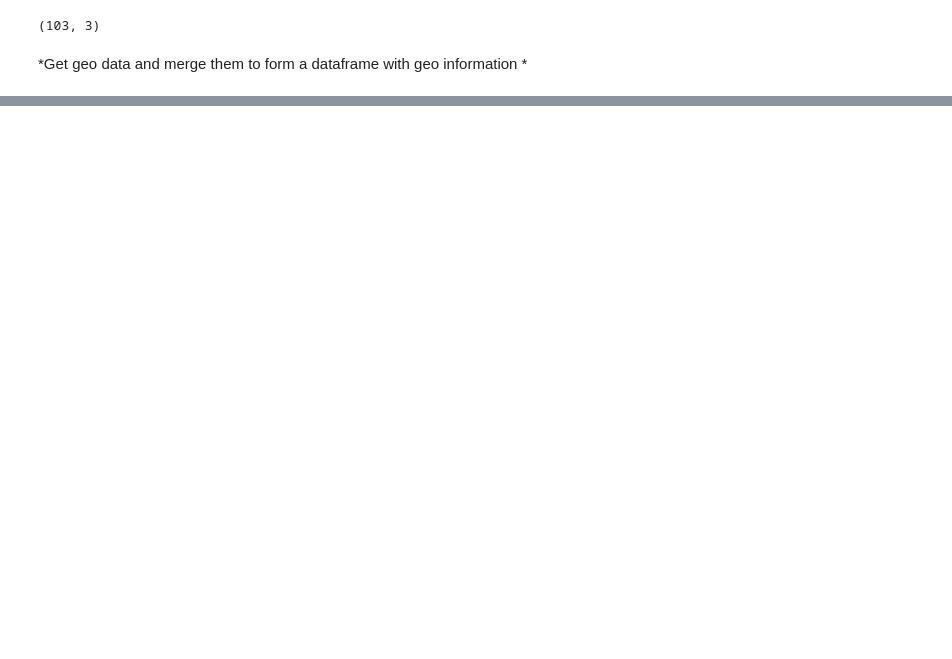
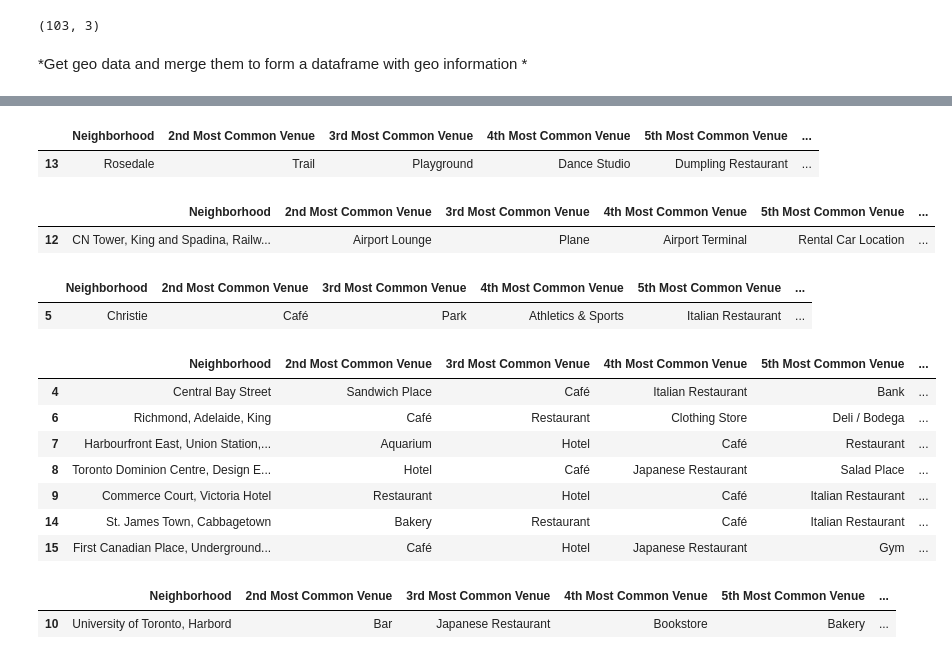
Before and after one commit to wthawk14/AppliedDataScienceCapstone, a Jupyter notebook: Applied Data Science Capstone_week3.ipynb, the cells around one changed output, grey strips where cells are left out. Drawn from its saved outputs; the diff is of its cells as text; code cells hidden in the pictures; blank space fills up the shorter version.

Commit message:
Published from Watson Studio.

```diff
--- a/Applied Data Science Capstone_week3.ipynb
+++ b/Applied Data Science Capstone_week3.ipynb
@@ -82,0 +300,21 @@ df_geo
+# %%
+num_top_venues = 10
+
+indicators = ['st', 'nd', 'rd']
+
+# create columns according to number of top venues
+columns = ['Neighborhood']
+for ind in np.arange(num_top_venues):
+    try:
+        columns.append('{}{} Most Common Venue'.format(ind+1, indicators[ind]))
+    except:
+        columns.append('{}th Most Common Venue'.format(ind+1))
+
+# create a new dataframe
+neighborhoods_venues_sorted = pd.DataFrame(columns=columns)
+neighborhoods_venues_sorted['Neighborhood'] = toronto_grouped['Neighborhood']
+
+for ind in np.arange(toronto_grouped.shape[0]):
+    neighborhoods_venues_sorted.iloc[ind, 1:] = return_most_common_venues(toronto_grouped.iloc[ind, :], num_top_venues)
+
+neighborhoods_venues_sorted.head()
@@ -82,0 +328,11 @@ df_geo
+# %%
+# set number of clusters
+kclusters = 6
+
+toronto_grouped_clustering = toronto_grouped.drop('Neighborhood', 1)
+
+# run k-means clustering
+kmeans = KMeans(n_clusters=kclusters, random_state=0).fit(toronto_grouped_clustering)
+
+# check cluster labels generated for each row in the dataframe
+kmeans.labels_[0:10]
@@ -82,0 +341,10 @@ df_geo
+# %%
+# add clustering labels
+neighborhoods_venues_sorted.insert(0, 'Cluster Labels', kmeans.labels_)
+
+toronto_merged = df_geo
+
+# merge manhattan_grouped with manhattan_data to add latitude/longitude for each neighborhood
+toronto_merged = toronto_merged.join(neighborhoods_venues_sorted.set_index('Neighborhood'), on='Neighborhood')
+
+toronto_merged.head() # check the last columns!
@@ -82,0 +393,31 @@ df_geo
+# %%
+toronto_merged.loc[toronto_merged['Cluster Labels'] == 1, toronto_merged.columns[[1] + list(range(6, toronto_merged.shape[1]))]]
+# %% [output]
+|  | Neighborhood | 2nd Most Common Venue | 3rd Most Common Venue | 4th Most Common Venue | 5th Most Common Venue | ... |
+| 13 | Rosedale | Trail | Playground | Dance Studio | Dumpling Restaurant | ... |
+# %%
+toronto_merged.loc[toronto_merged['Cluster Labels'] == 2, toronto_merged.columns[[1] + list(range(6, toronto_merged.shape[1]))]]
+# %% [output]
+|  | Neighborhood | 2nd Most Common Venue | 3rd Most Common Venue | 4th Most Common Venue | 5th Most Common Venue | ... |
+| 12 | CN Tower, King and Spadina, Railw... | Airport Lounge | Plane | Airport Terminal | Rental Car Location | ... |
+# %%
+toronto_merged.loc[toronto_merged['Cluster Labels'] == 3, toronto_merged.columns[[1] + list(range(6, toronto_merged.shape[1]))]]
+# %% [output]
+|  | Neighborhood | 2nd Most Common Venue | 3rd Most Common Venue | 4th Most Common Venue | 5th Most Common Venue | ... |
+| 5 | Christie | Café | Park | Athletics & Sports | Italian Restaurant | ... |
+# %%
+toronto_merged.loc[toronto_merged['Cluster Labels'] == 4, toronto_merged.columns[[1] + list(range(6, toronto_merged.shape[1]))]]
+# %% [output]
+|  | Neighborhood | 2nd Most Common Venue | 3rd Most Common Venue | 4th Most Common Venue | 5th Most Common Venue | ... |
+| 4 | Central Bay Street | Sandwich Place | Café | Italian Restaurant | Bank | ... |
+| 6 | Richmond, Adelaide, King | Café | Restaurant | Clothing Store | Deli / Bodega | ... |
+| 7 | Harbourfront East, Union Station,... | Aquarium | Hotel | Café | Restaurant | ... |
+| 8 | Toronto Dominion Centre, Design E... | Hotel | Café | Japanese Restaurant | Salad Place | ... |
+| 9 | Commerce Court, Victoria Hotel | Restaurant | Hotel | Café | Italian Restaurant | ... |
+| 14 | St. James Town, Cabbagetown | Bakery | Restaurant | Café | Italian Restaurant | ... |
+| 15 | First Canadian Place, Underground... | Café | Hotel | Japanese Restaurant | Gym | ... |
+# %%
+toronto_merged.loc[toronto_merged['Cluster Labels'] == 5, toronto_merged.columns[[1] + list(range(6, toronto_merged.shape[1]))]]
+# %% [output]
+|  | Neighborhood | 2nd Most Common Venue | 3rd Most Common Venue | 4th Most Common Venue | 5th Most Common Venue | ... |
+| 10 | University of Toronto, Harbord | Bar | Japanese Restaurant | Bookstore | Bakery | ... |
```
Also changed, not shown: parts of 21 cells of this notebook.
